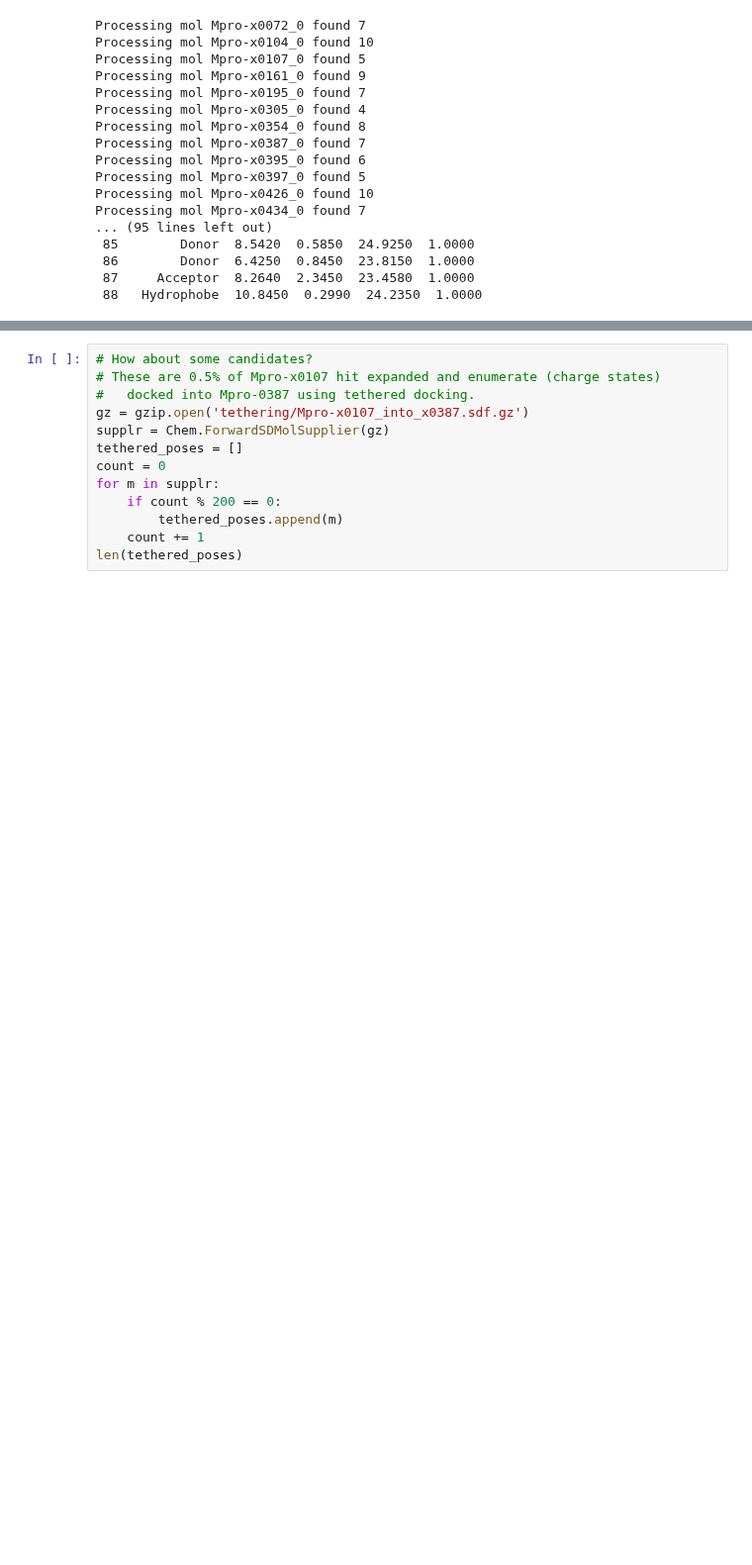
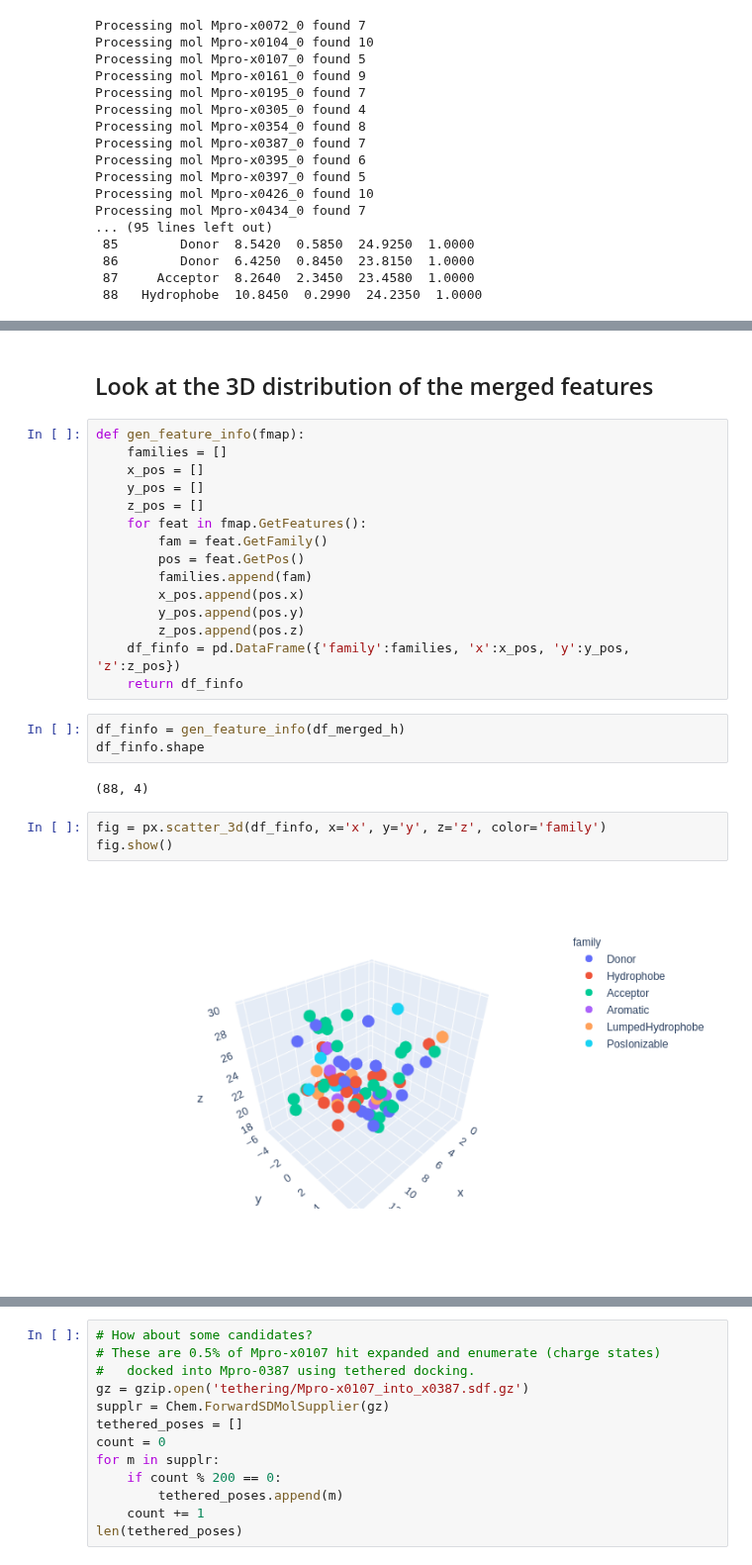
Before and after one commit to tdudgeon/jupyter_mpro, a Jupyter notebook: SuCOSStein.ipynb, the cells around one changed output, grey strips where cells are left out. Shown at 99% size. Saved outputs shown, nothing was run; the diff lists cells and outputs as text; blank space fills up the shorter version.

Commit message:
hieratchical feature merge

```diff
--- a/SuCOSStein.ipynb
+++ b/SuCOSStein.ipynb
@@ -361 +486,28 @@ Processing mol Mpro-x0426_0 found 10
+# %% [markdown]
+## Look at the 3D distribution of the merged features
+# %%
+def gen_feature_info(fmap):
+    families = []
+    x_pos = []
+    y_pos = []
+    z_pos = []
+    for feat in fmap.GetFeatures():
+        fam = feat.GetFamily()
+        pos = feat.GetPos()
+        families.append(fam)
+        x_pos.append(pos.x)
+        y_pos.append(pos.y)
+        z_pos.append(pos.z)
+    df_finfo = pd.DataFrame({'family':families, 'x':x_pos, 'y':y_pos, 'z':z_pos})
+    return df_finfo
+# %%
+df_finfo = gen_feature_info(df_merged_h)
+df_finfo.shape
+# %% [output]
+(88, 4)
+# %%
+fig = px.scatter_3d(df_finfo, x='x', y='y', z='z', color='family')
+fig.show()
+# %% [output]
+[figure, added]
 # %%
```
Also changed, not shown: parts of 25 cells of this notebook.
